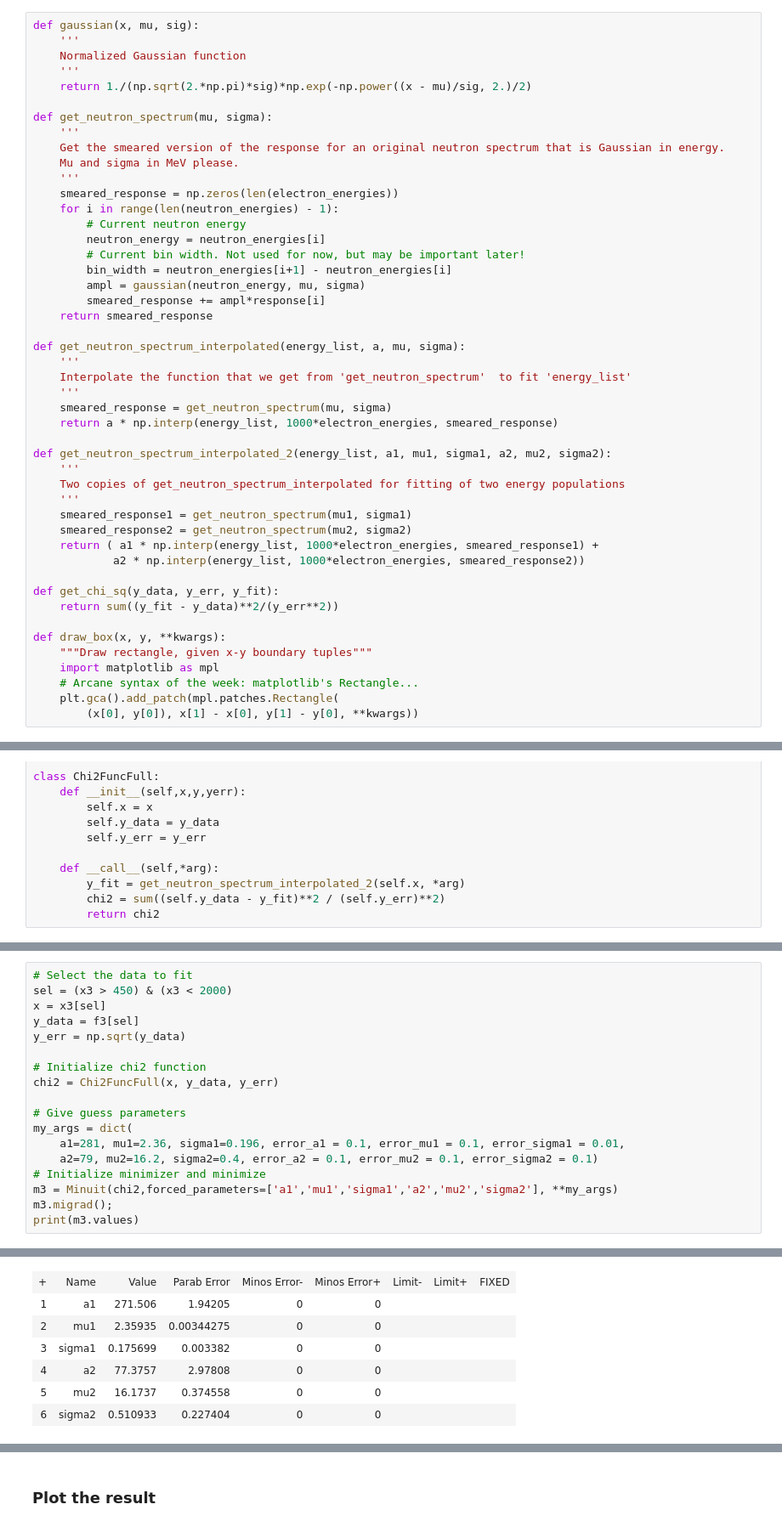
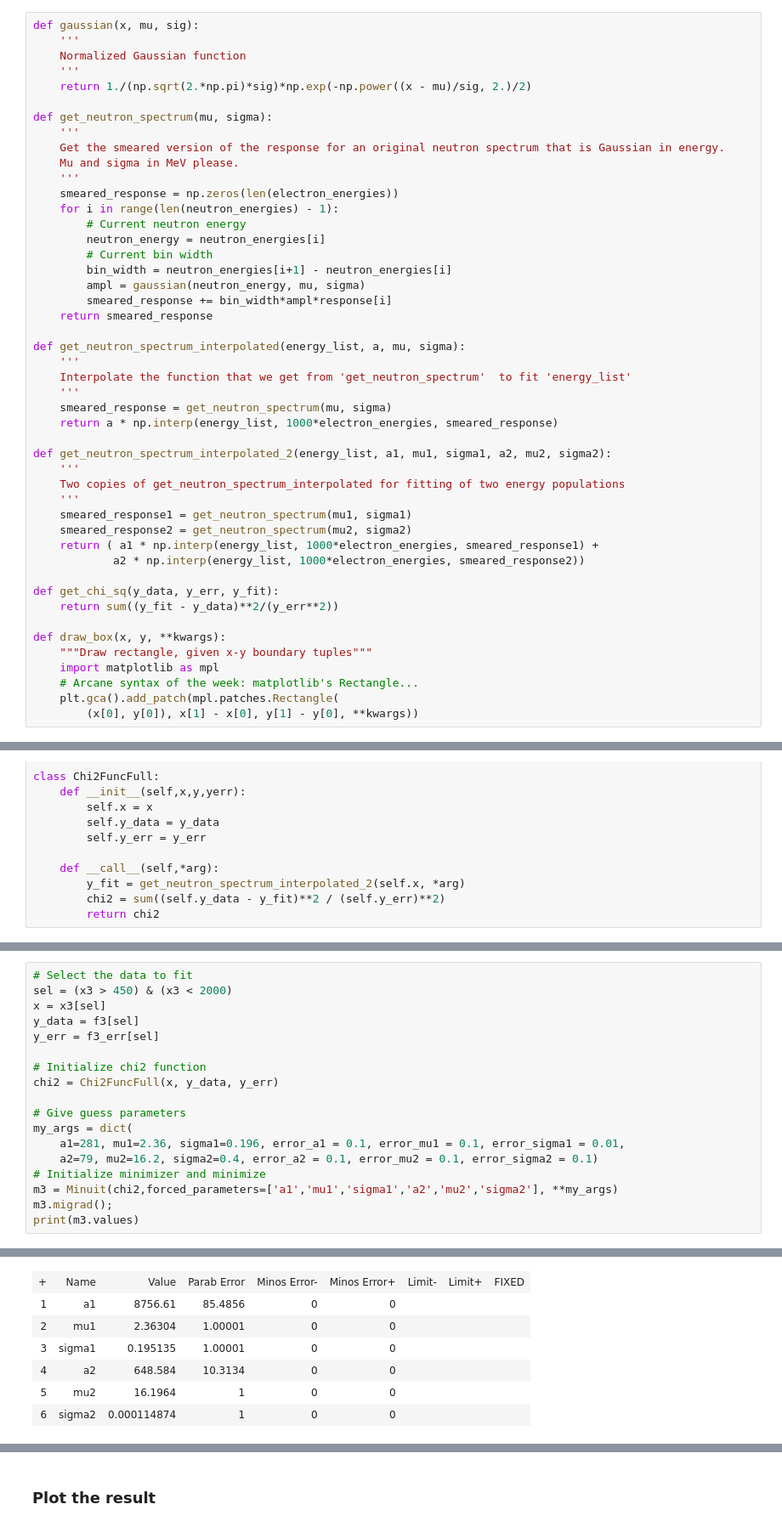
Before and after one commit to XENON1T/PTB, a Jupyter notebook: 07_deconvolution.ipynb, the cells around one changed output, grey strips where cells are left out. Shown at 85% size. Saved outputs shown, nothing was run; the diff lists cells and outputs as text.

```diff
--- a/07_deconvolution.ipynb
+++ b/07_deconvolution.ipynb
@@ -37,10 +37,10 @@ def get_neutron_spectrum(mu, sigma):
     for i in range(len(neutron_energies) - 1):
         # Current neutron energy
         neutron_energy = neutron_energies[i]
-        # Current bin width. Not used for now, but may be important later!
+        # Current bin width
         bin_width = neutron_energies[i+1] - neutron_energies[i]
         ampl = gaussian(neutron_energy, mu, sigma)
-        smeared_response += ampl*response[i]
+        smeared_response += bin_width*ampl*response[i]
     return smeared_response
 
 def get_neutron_spectrum_interpolated(energy_list, a, mu, sigma):
@@ -170,7 +212,7 @@ m2.values
 sel = (x3 > 450) & (x3 < 2000)
 x = x3[sel]
 y_data = f3[sel]
-y_err = np.sqrt(y_data)
+y_err = f3_err[sel]
 
 # Initialize chi2 function
 chi2 = Chi2FuncFull(x, y_data, y_err)
@@ -194,8 +236,8 @@ print(m3.values)
 | + | Name | Value | Parab Error | Minos Error- | Minos Error+ | Limit- | Limit+ | FIXED |
-| 1 | a1 | 271.506 | 1.94205 | 0 | 0 |  |  |  |
-| 2 | mu1 | 2.35935 | 0.00344275 | 0 | 0 |  |  |  |
-| 3 | sigma1 | 0.175699 | 0.003382 | 0 | 0 |  |  |  |
-| 4 | a2 | 77.3757 | 2.97808 | 0 | 0 |  |  |  |
-| 5 | mu2 | 16.1737 | 0.374558 | 0 | 0 |  |  |  |
-| 6 | sigma2 | 0.510933 | 0.227404 | 0 | 0 |  |  |  |
+| 1 | a1 | 8756.61 | 85.4856 | 0 | 0 |  |  |  |
+| 2 | mu1 | 2.36304 | 1.00001 | 0 | 0 |  |  |  |
+| 3 | sigma1 | 0.195135 | 1.00001 | 0 | 0 |  |  |  |
+| 4 | a2 | 648.584 | 10.3134 | 0 | 0 |  |  |  |
+| 5 | mu2 | 16.1964 | 1 | 0 | 0 |  |  |  |
+| 6 | sigma2 | 0.000114874 | 1 | 0 | 0 |  |  |  |
 [interactive output not drawn]
```
Also changed, not shown: parts of 20 cells of this notebook, 1 other file.
